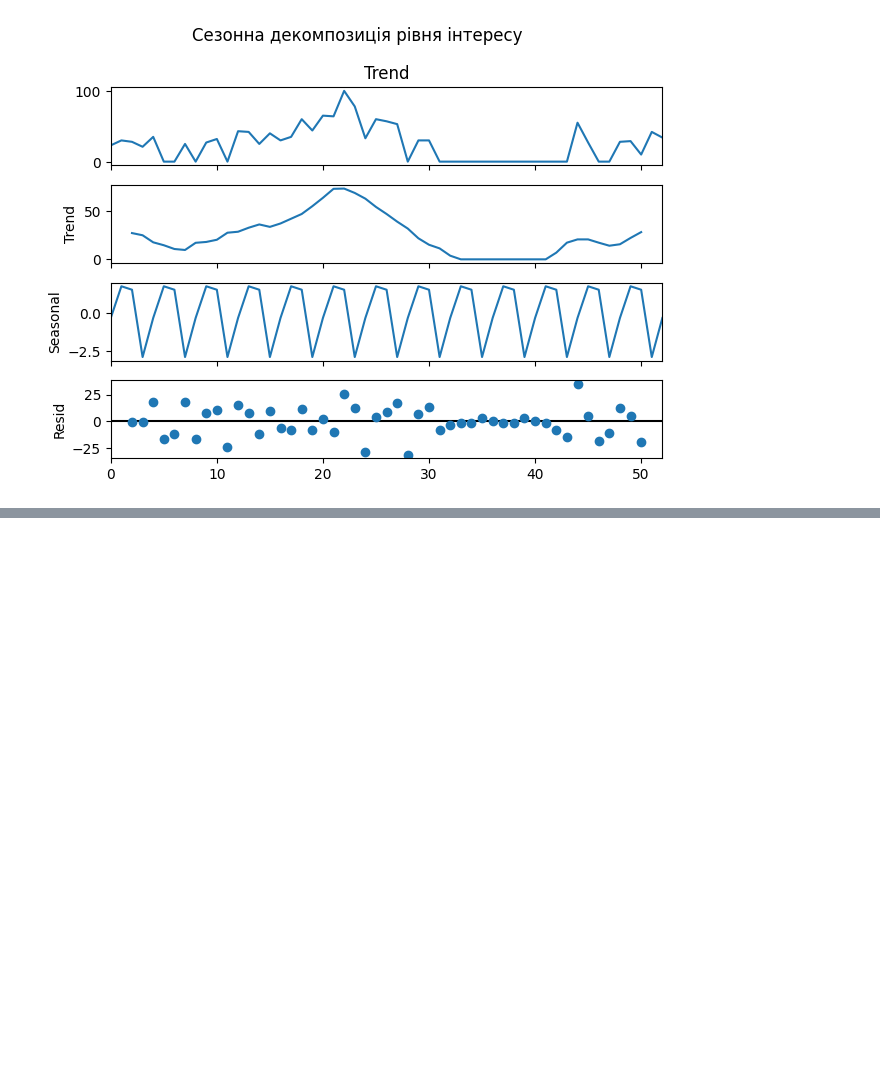
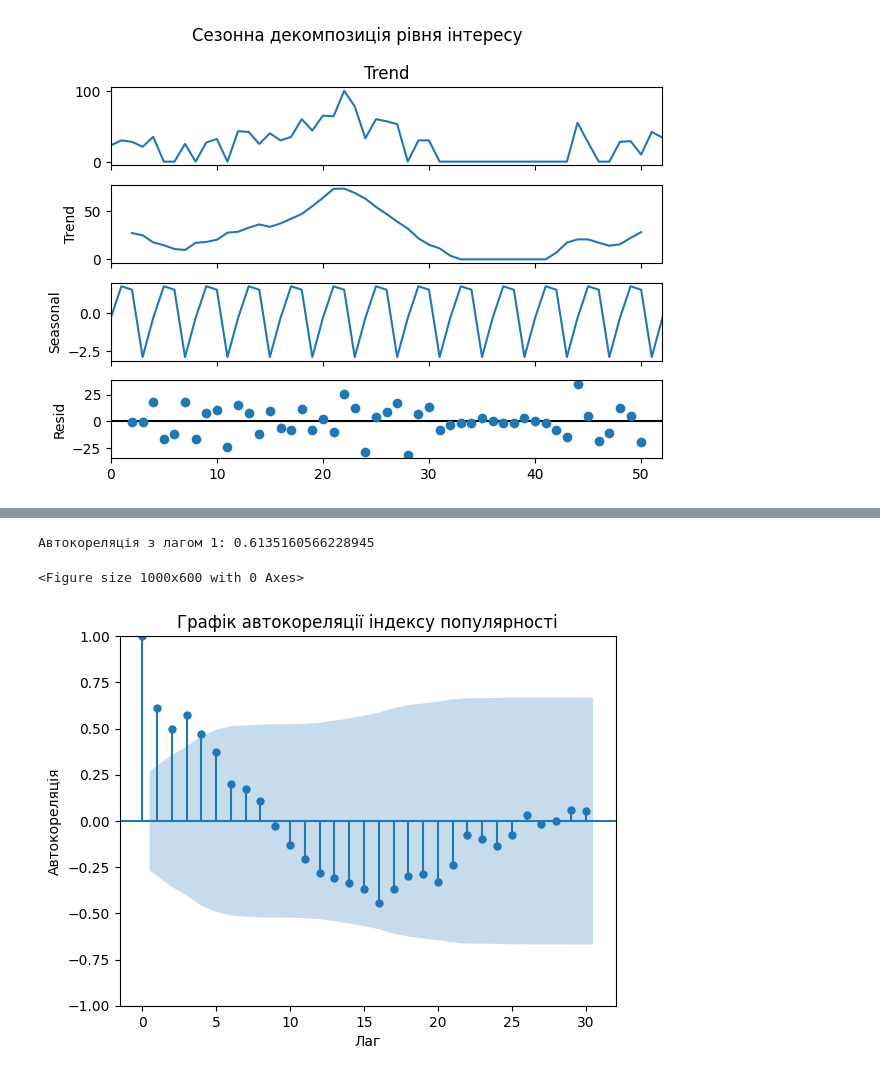
Before and after one commit to arc-lena/bloom, a Jupyter notebook: statistics/andriy.ipynb, the cells around one changed output, grey strips where cells are left out. Drawn from its saved outputs; the diff is of its cells as text; code cells hidden in the pictures; blank space fills up the shorter version.

```diff
--- a/statistics/andriy.ipynb
+++ b/statistics/andriy.ipynb
@@ -140,0 +196,15 @@ plt.show()
+# %%
+autocorr_value = year_data['Trend'].autocorr(lag=1)
+print(f"Автокореляція з лагом 1: {autocorr_value}")
+# %% [output]
+Автокореляція з лагом 1: 0.6135160566228945
+# %%
+plt.figure(figsize=(10, 6))
+plot_acf(year_data['Trend'], lags=30)
+plt.title('Графік автокореляції індексу популярності')
+plt.xlabel('Лаг')
+plt.ylabel('Автокореляція')
+plt.show()
+# %% [output]
+<Figure size 1000x600 with 0 Axes>
+[figure, added]
```
Also changed, not shown: parts of 9 cells of this notebook.
